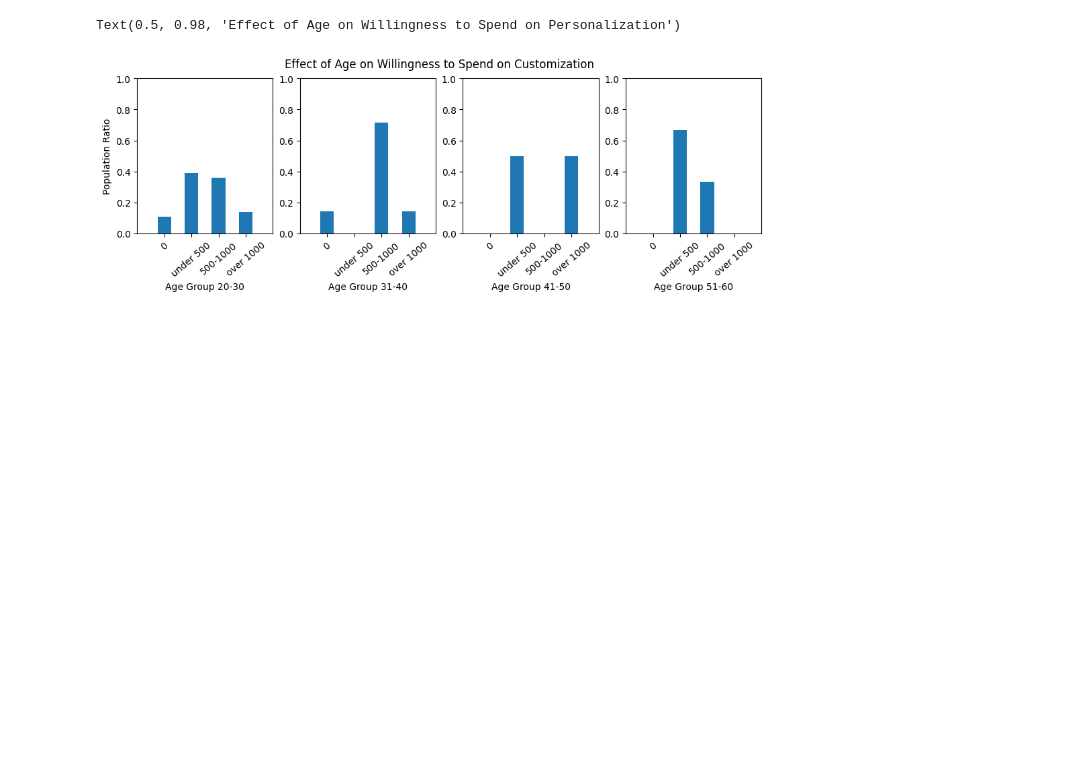
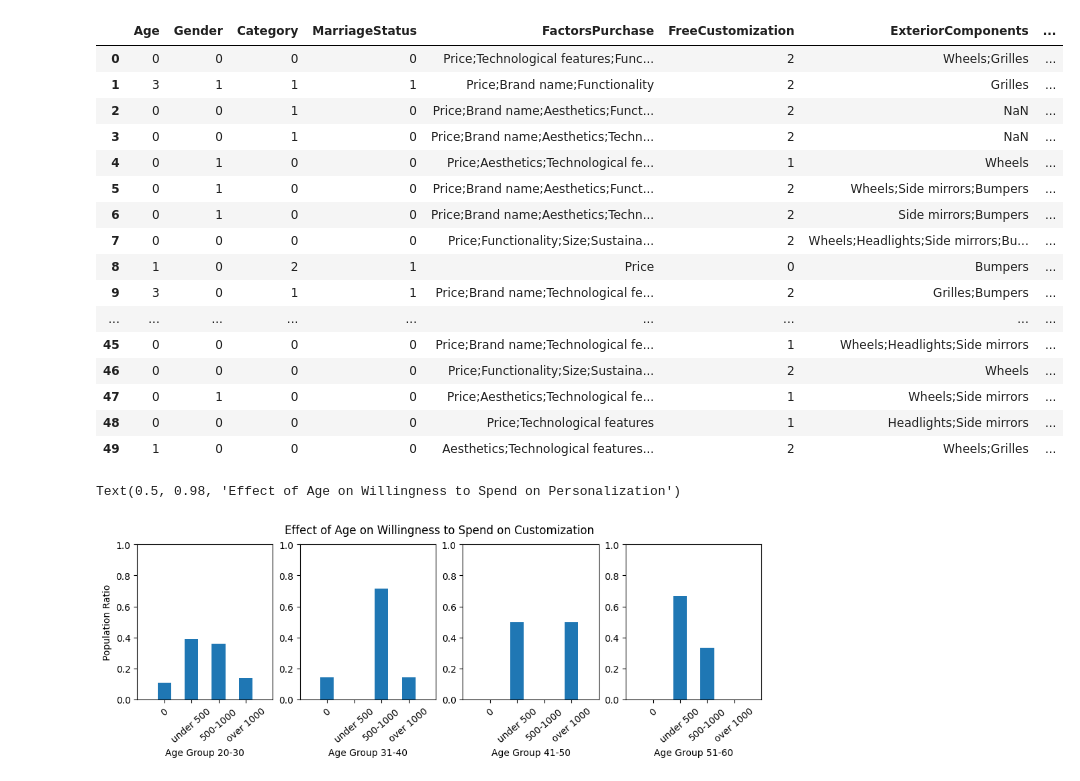
Before and after one commit to PatrickPetch/product-survey-data-analysis, a Jupyter notebook: james_data_visualizations.ipynb, the cells around one changed output. Drawn from its saved outputs; the diff is of its cells as text; code cells hidden in the pictures; blank space fills up the shorter version.

```diff
--- a/james_data_visualizations.ipynb
+++ b/james_data_visualizations.ipynb
@@ -40,6 +40,26 @@ for column in categorical_columns:
     data[column] = temp
     value_dict[column] = value_list
     freq_dict[column] = freq_list
+# %%
+data
+# %% [output]
+|  | Age | Gender | Category | MarriageStatus | FactorsPurchase | FreeCustomization | ExteriorComponents | ... |
+| 0 | 0 | 0 | 0 | 0 | Price;Technological features;Func... | 2 | Wheels;Grilles | ... |
+| 1 | 3 | 1 | 1 | 1 | Price;Brand name;Functionality | 2 | Grilles | ... |
+| 2 | 0 | 0 | 1 | 0 | Price;Brand name;Aesthetics;Funct... | 2 | NaN | ... |
+| 3 | 0 | 0 | 1 | 0 | Price;Brand name;Aesthetics;Techn... | 2 | NaN | ... |
+| 4 | 0 | 1 | 0 | 0 | Price;Aesthetics;Technological fe... | 1 | Wheels | ... |
+| 5 | 0 | 1 | 0 | 0 | Price;Brand name;Aesthetics;Funct... | 2 | Wheels;Side mirrors;Bumpers | ... |
+| 6 | 0 | 1 | 0 | 0 | Price;Brand name;Aesthetics;Techn... | 2 | Side mirrors;Bumpers | ... |
+| 7 | 0 | 0 | 0 | 0 | Price;Functionality;Size;Sustaina... | 2 | Wheels;Headlights;Side mirrors;Bu... | ... |
+| 8 | 1 | 0 | 2 | 1 | Price | 0 | Bumpers | ... |
+| 9 | 3 | 0 | 1 | 1 | Price;Brand name;Technological fe... | 2 | Grilles;Bumpers | ... |
+| ... | ... | ... | ... | ... | ... | ... | ... | ... |
+| 45 | 0 | 0 | 0 | 0 | Price;Brand name;Technological fe... | 1 | Wheels;Headlights;Side mirrors | ... |
+| 46 | 0 | 0 | 0 | 0 | Price;Functionality;Size;Sustaina... | 2 | Wheels | ... |
+| 47 | 0 | 1 | 0 | 0 | Price;Aesthetics;Technological fe... | 1 | Wheels;Side mirrors | ... |
+| 48 | 0 | 0 | 0 | 0 | Price;Technological features | 1 | Headlights;Side mirrors | ... |
+| 49 | 1 | 0 | 0 | 0 | Aesthetics;Technological features... | 2 | Wheels;Grilles | ... |
 # %%
 a = [data['WTSCustomization'][data['Age'] == i].to_numpy() for i in range(len(value_dict['Age']))]
 fig, ax = plt.subplots(1,4, figsize=(12,3))
```
Also changed, not shown: parts of 1 cell of this notebook.
